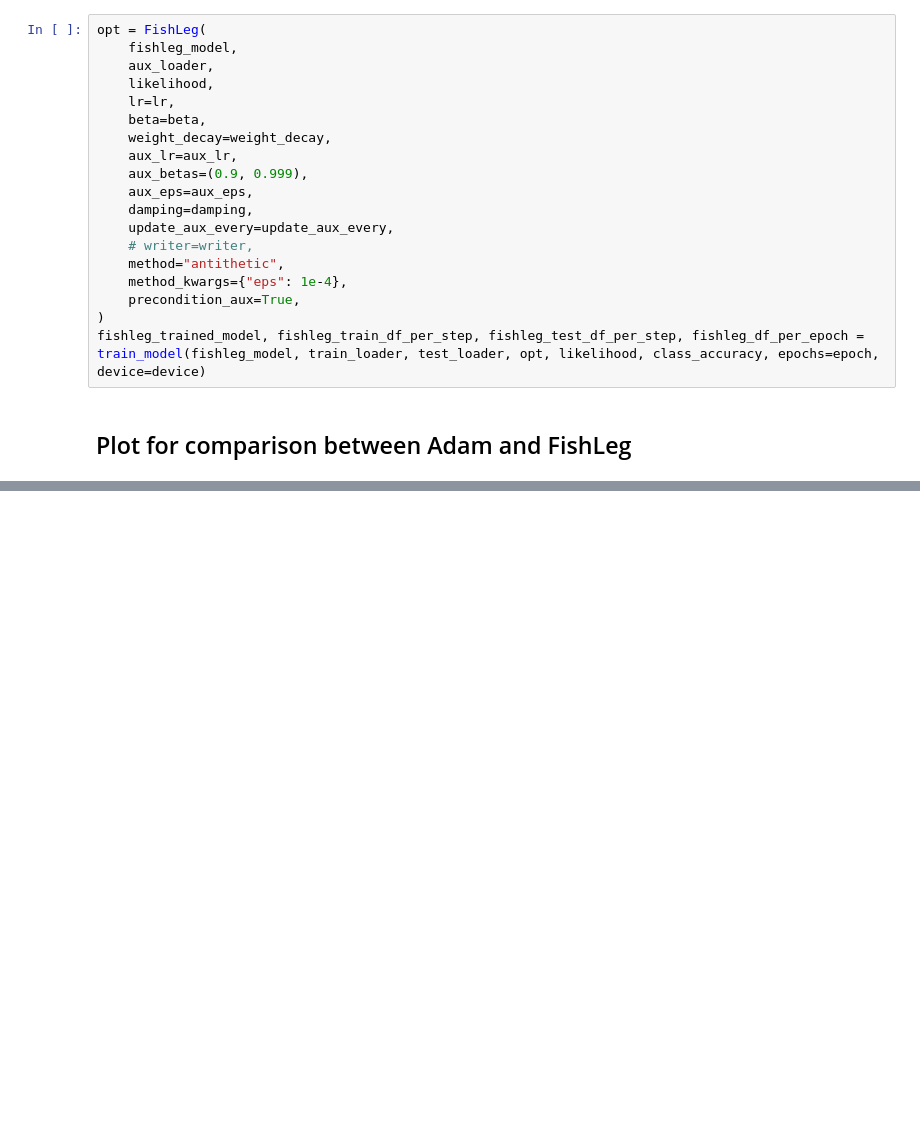
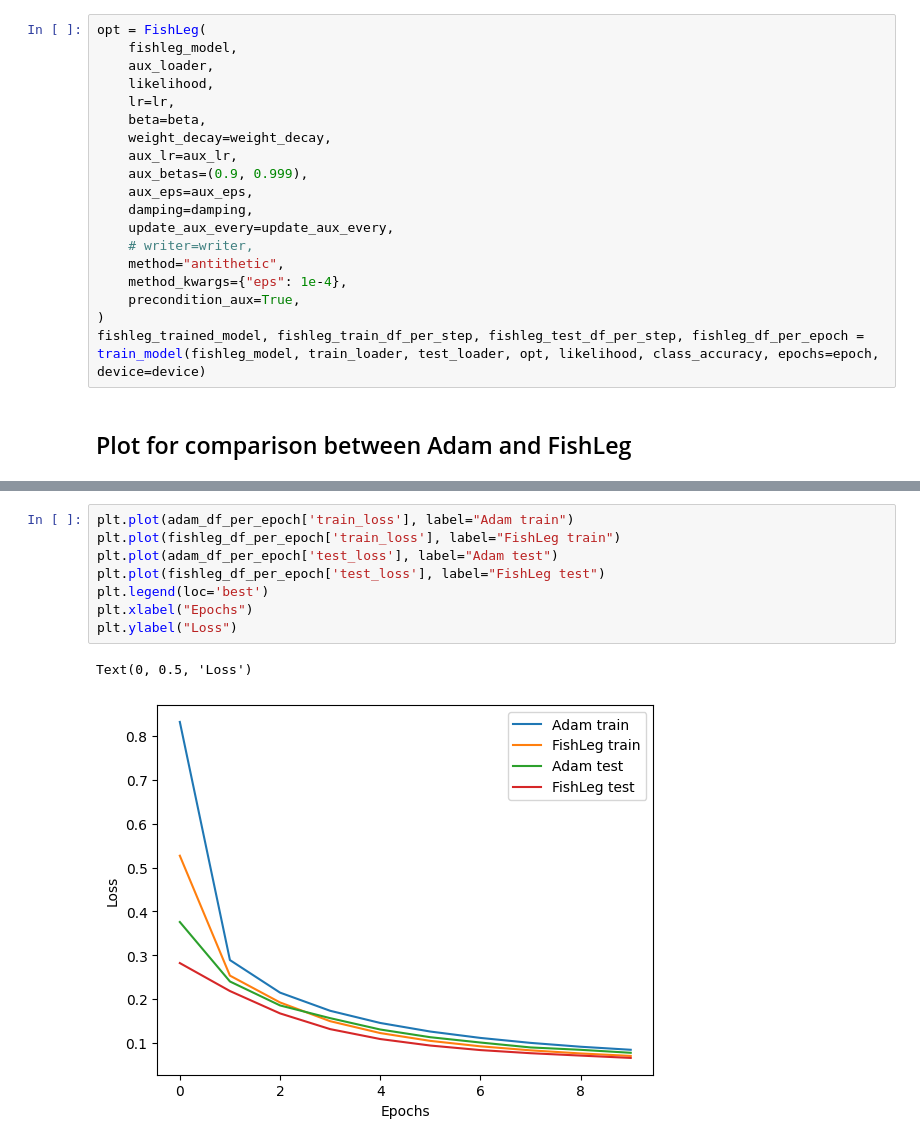
Before and after one commit to WeiShengL/FishLeg, a Jupyter notebook: examples/CIFAR_example.ipynb, the cells around one changed output, grey strips where cells are left out. Cells and saved outputs as stored; diff of their text form; blank space fills up the shorter version.

Commit message:
add logging for epoch metric and plot comparison

```diff
--- a/examples/CIFAR_example.ipynb
+++ b/examples/CIFAR_example.ipynb
@@ -404,0 +405,11 @@ Text(0, 0.5, 'Training Accuracy')
+# %%
+plt.plot(adam_df_per_epoch['train_loss'], label="Adam train")
+plt.plot(fishleg_df_per_epoch['train_loss'], label="FishLeg train")
+plt.plot(adam_df_per_epoch['test_loss'], label="Adam test")
+plt.plot(fishleg_df_per_epoch['test_loss'], label="FishLeg test")
+plt.legend(loc='best')
+plt.xlabel("Epochs")
+plt.ylabel("Loss")
+# %% [output]
+Text(0, 0.5, 'Loss')
+[figure, added]
```
Also changed, not shown: parts of 9 cells of this notebook.
